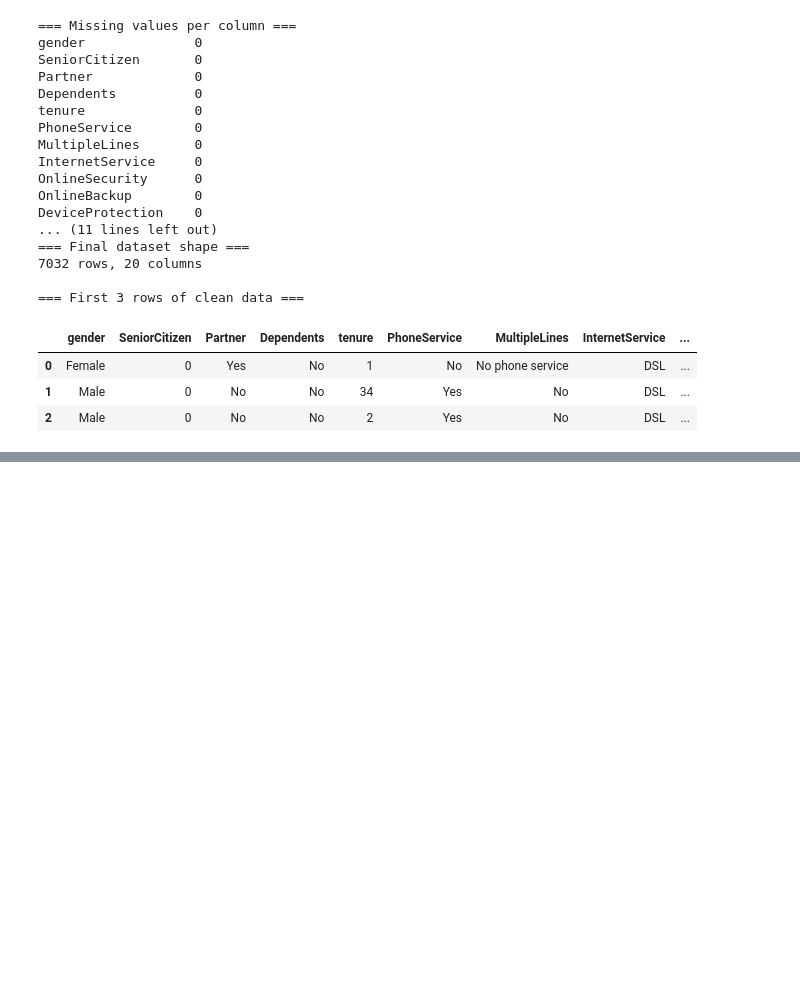
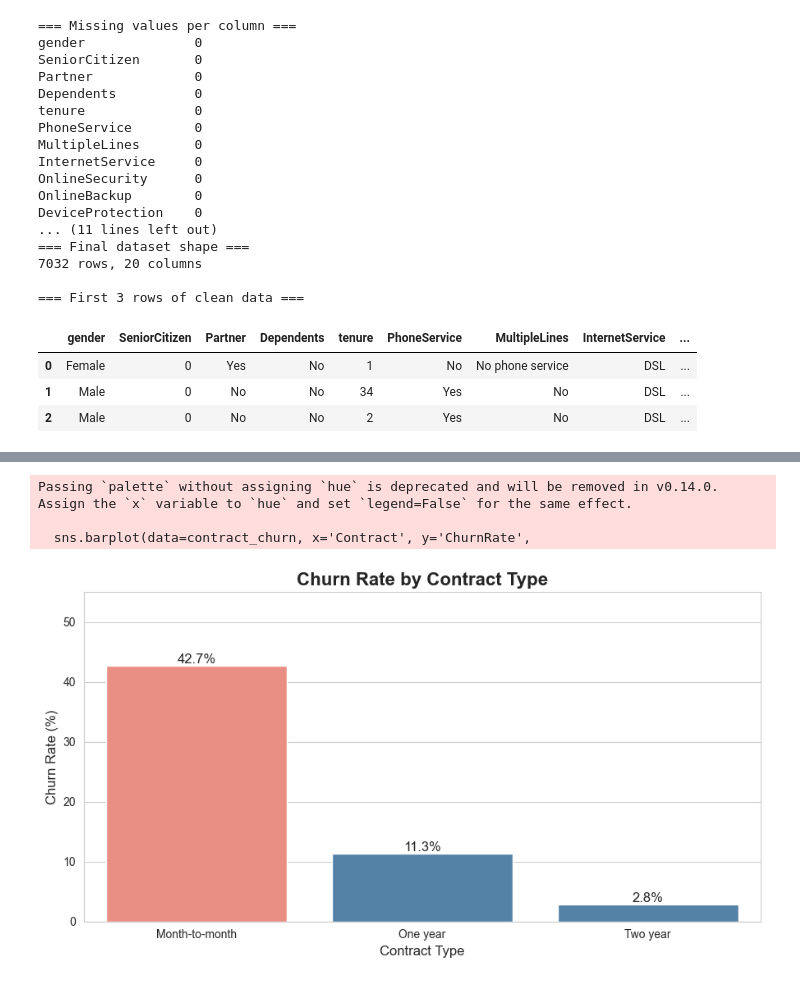
Before and after one commit to adamfaik/churn-prediction, a Jupyter notebook: churn_analysis.ipynb, the cells around one changed output, grey strips where cells are left out. Drawn from its saved outputs; the diff is of its cells as text; code cells hidden in the pictures; blank space fills up the shorter version.

```diff
--- a/churn_analysis.ipynb
+++ b/churn_analysis.ipynb
@@ -219,0 +253,36 @@ DeviceProtection    0
+# %%
+# --- Chart 2: Churn by Contract Type ---
+
+fig, ax = plt.subplots(figsize=(9, 5))
+
+# Instead of raw counts, we want percentages of churners per contract type
+# We group by Contract, calculate mean of Churn (remember: mean of 0/1 = churn rate)
+# multiply by 100 to get percentages, then reset_index to make it a clean DataFrame
+contract_churn = df.groupby('Contract')['Churn'].mean().mul(100).reset_index()
+contract_churn.columns = ['Contract', 'ChurnRate']  # rename columns for clarity
+
+# Sort by churn rate so the chart reads cleanly
+contract_churn = contract_churn.sort_values('ChurnRate', ascending=False)
+
+# Draw the bar chart
+sns.barplot(data=contract_churn, x='Contract', y='ChurnRate',
+            palette=['salmon', 'steelblue', 'steelblue'], ax=ax)
+
+# Add percentage labels on each bar
+for p in ax.patches:
+    ax.annotate(f'{p.get_height():.1f}%',
+                (p.get_x() + p.get_width()/2, p.get_height()),
+                ha='center', va='bottom', fontsize=12)
+
+ax.set_title('Churn Rate by Contract Type', fontsize=16, fontweight='bold')
+ax.set_xlabel('Contract Type', fontsize=12)
+ax.set_ylabel('Churn Rate (%)', fontsize=12)
+ax.set_ylim(0, 55)  # give space above bars for labels
+
+plt.tight_layout()
+plt.show()
+# %% [output]
+Passing `palette` without assigning `hue` is deprecated and will be removed in v0.14.0. Assign the `x` variable to `hue` and set `legend=False` for the same effect.
+
+  sns.barplot(data=contract_churn, x='Contract', y='ChurnRate',
+[figure, added]
```
Also changed, not shown: parts of 5 cells of this notebook.
